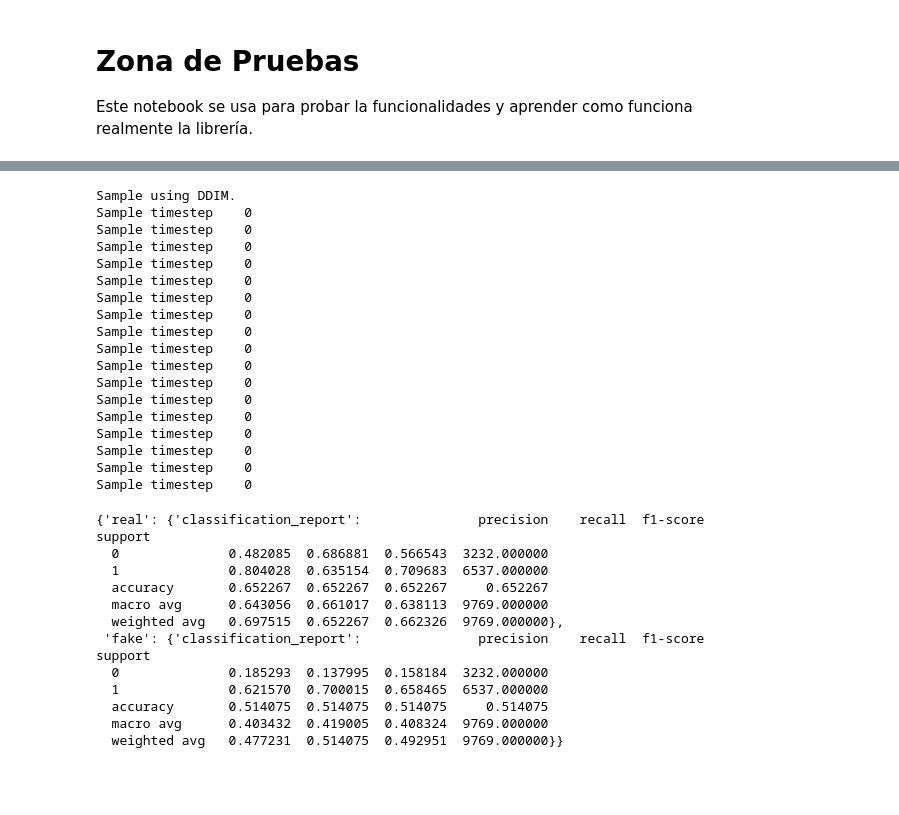
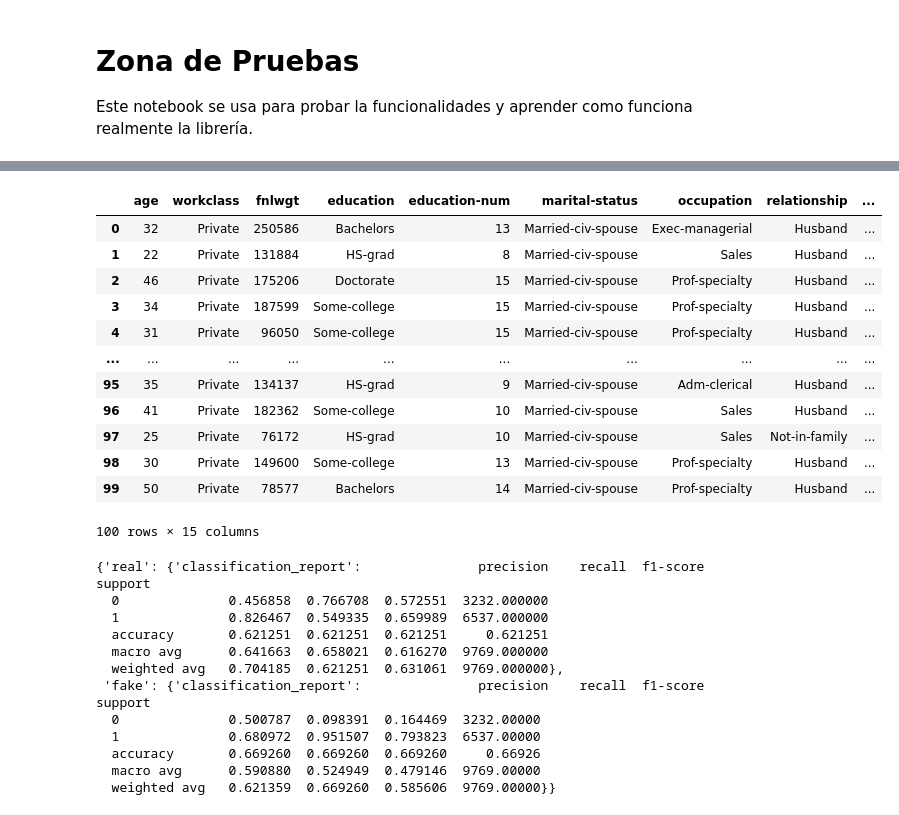
Before and after one commit to diegovelilla/TFG, a Jupyter notebook: notebook_test_diffusion.ipynb, the cells around one changed output, grey strips where cells are left out. Cells and saved outputs as stored; diff of their text form; code cells hidden in the pictures; blank space fills up the shorter version.

```diff
--- a/notebook_test_diffusion.ipynb
+++ b/notebook_test_diffusion.ipynb
@@ -106,34 +185,31 @@ Sample timestep    0
+# %%
+tvae.sample(100)
+# %% [output]
+|  | age | workclass | fnlwgt | education | education-num | marital-status | occupation | relationship | ... |
+| 0 | 32 | Private | 250586 | Bachelors | 13 | Married-civ-spouse | Exec-managerial | Husband | ... |
+| 1 | 22 | Private | 131884 | HS-grad | 8 | Married-civ-spouse | Sales | Husband | ... |
+| 2 | 46 | Private | 175206 | Doctorate | 15 | Married-civ-spouse | Prof-specialty | Husband | ... |
+| 3 | 34 | Private | 187599 | Some-college | 15 | Married-civ-spouse | Prof-specialty | Husband | ... |
+| 4 | 31 | Private | 96050 | Some-college | 15 | Married-civ-spouse | Prof-specialty | Husband | ... |
+| ... | ... | ... | ... | ... | ... | ... | ... | ... | ... |
+| 95 | 35 | Private | 134137 | HS-grad | 9 | Married-civ-spouse | Adm-clerical | Husband | ... |
+| 96 | 41 | Private | 182362 | Some-college | 10 | Married-civ-spouse | Sales | Husband | ... |
+| 97 | 25 | Private | 76172 | HS-grad | 10 | Married-civ-spouse | Sales | Not-in-family | ... |
+| 98 | 30 | Private | 149600 | Some-college | 13 | Married-civ-spouse | Prof-specialty | Husband | ... |
+| 99 | 50 | Private | 78577 | Bachelors | 14 | Married-civ-spouse | Prof-specialty | Husband | ... |
+100 rows × 15 columns
 # %%
-ct.eval_ml(real_data=real_data, target_name="sex", task="classification",
-           ml="GaussianNB", metrics=["classification_report"])
+tvae.eval_ml(real_data, 'sex', 'classification', 'GaussianNB', metrics=['classification_report'])
 # %% [output]
-Sample using DDIM.
-Sample timestep    0
-Sample timestep    0
-Sample timestep    0
-Sample timestep    0
-Sample timestep    0
-Sample timestep    0
-Sample timestep    0
-Sample timestep    0
-Sample timestep    0
-Sample timestep    0
-Sample timestep    0
-Sample timestep    0
-Sample timestep    0
-Sample timestep    0
-Sample timestep    0
-Sample timestep    0
-Sample timestep    0
+{'real': {'classification_report':               precision    recall  f1-score      support
+  0              0.456858  0.766708  0.572551  3232.000000
+  1              0.826467  0.549335  0.659989  6537.000000
+  accuracy       0.621251  0.621251  0.621251     0.621251
+  macro avg      0.641663  0.658021  0.616270  9769.000000
+  weighted avg   0.704185  0.621251  0.631061  9769.000000},
+ 'fake': {'classification_report':               precision    recall  f1-score     support
+  0              0.500787  0.098391  0.164469  3232.00000
+  1              0.680972  0.951507  0.793823  6537.00000
+  accuracy       0.669260  0.669260  0.669260     0.66926
+  macro avg      0.590880  0.524949  0.479146  9769.00000
+  weighted avg   0.621359  0.669260  0.585606  9769.00000}}
-{'real': {'classification_report':               precision    recall  f1-score      support
-  0              0.482085  0.686881  0.566543  3232.000000
-  1              0.804028  0.635154  0.709683  6537.000000
-  accuracy       0.652267  0.652267  0.652267     0.652267
-  macro avg      0.643056  0.661017  0.638113  9769.000000
-  weighted avg   0.697515  0.652267  0.662326  9769.000000},
- 'fake': {'classification_report':               precision    recall  f1-score      support
-  0              0.185293  0.137995  0.158184  3232.000000
-  1              0.621570  0.700015  0.658465  6537.000000
-  accuracy       0.514075  0.514075  0.514075     0.514075
-  macro avg      0.403432  0.419005  0.408324  9769.000000
-  weighted avg   0.477231  0.514075  0.492951  9769.000000}}
```
Also changed, not shown: parts of 31 cells of this notebook, 19 other files.
